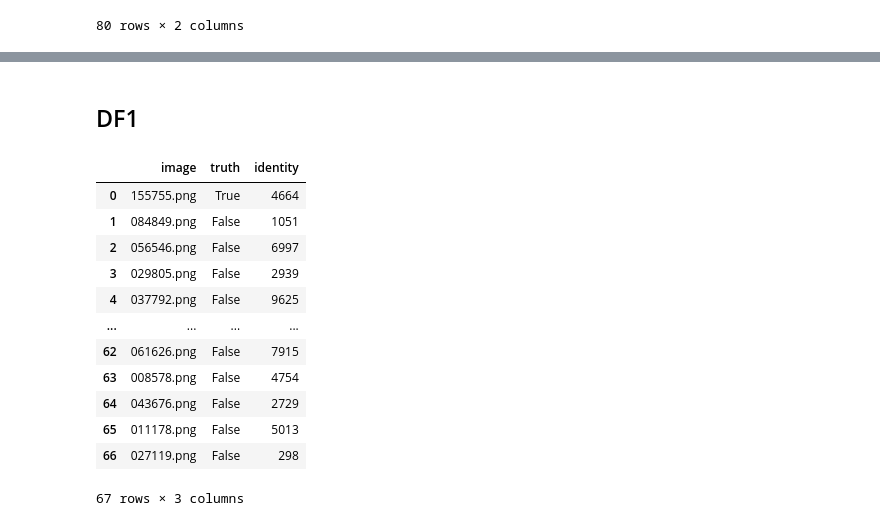
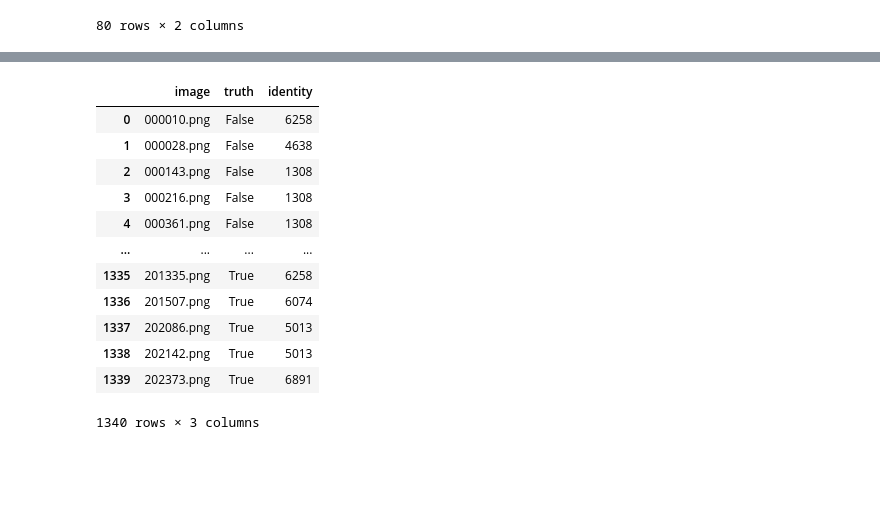
Before and after one commit to jamnicki/biometrics-lab, a Jupyter notebook: eval.ipynb, the cells around one changed output, grey strips where cells are left out. Saved outputs shown, nothing was run; the diff lists cells and outputs as text; code cells hidden in the pictures; blank space fills up the shorter version.

```diff
--- a/eval.ipynb
+++ b/eval.ipynb
@@ -66,21 +66,18 @@ Your kernel may have been built without NUMA support.
 Skipping registering GPU devices...
-# %% [markdown]
-## DF1
 # %%
 df1 = pd.read_csv("./data/df1.csv")
-df1 = df1.sample(frac=0.05, random_state=SEED).reset_index(drop=True)
 df1
 # %% [output]
 |  | image | truth | identity |
-| 0 | 155755.png | True | 4664 |
-| 1 | 084849.png | False | 1051 |
-| 2 | 056546.png | False | 6997 |
-| 3 | 029805.png | False | 2939 |
-| 4 | 037792.png | False | 9625 |
+| 0 | 000010.png | False | 6258 |
+| 1 | 000028.png | False | 4638 |
+| 2 | 000143.png | False | 1308 |
+| 3 | 000216.png | False | 1308 |
+| 4 | 000361.png | False | 1308 |
 | ... | ... | ... | ... |
-| 62 | 061626.png | False | 7915 |
-| 63 | 008578.png | False | 4754 |
-| 64 | 043676.png | False | 2729 |
-| 65 | 011178.png | False | 5013 |
-| 66 | 027119.png | False | 298 |
+| 1335 | 201335.png | True | 6258 |
+| 1336 | 201507.png | True | 6074 |
+| 1337 | 202086.png | True | 5013 |
+| 1338 | 202142.png | True | 5013 |
+| 1339 | 202373.png | True | 6891 |
-67 rows × 3 columns
+1340 rows × 3 columns
```
Also changed, not shown: parts of 14 cells of this notebook, 15 other files.
